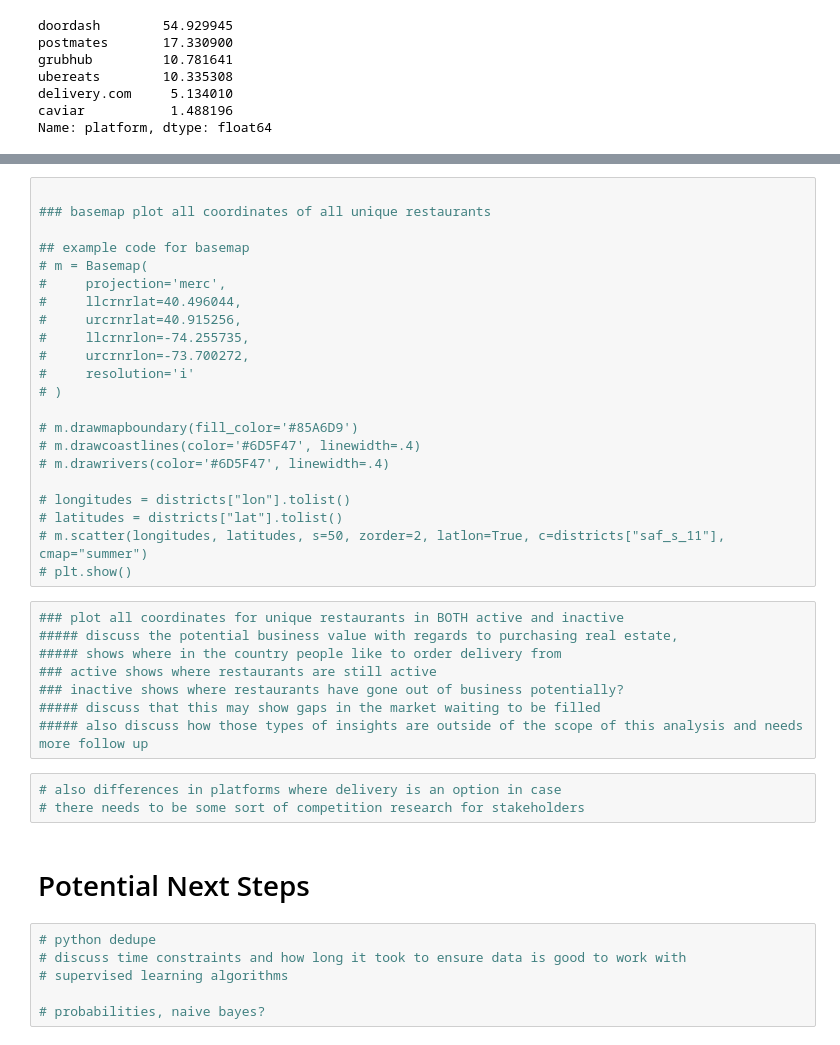
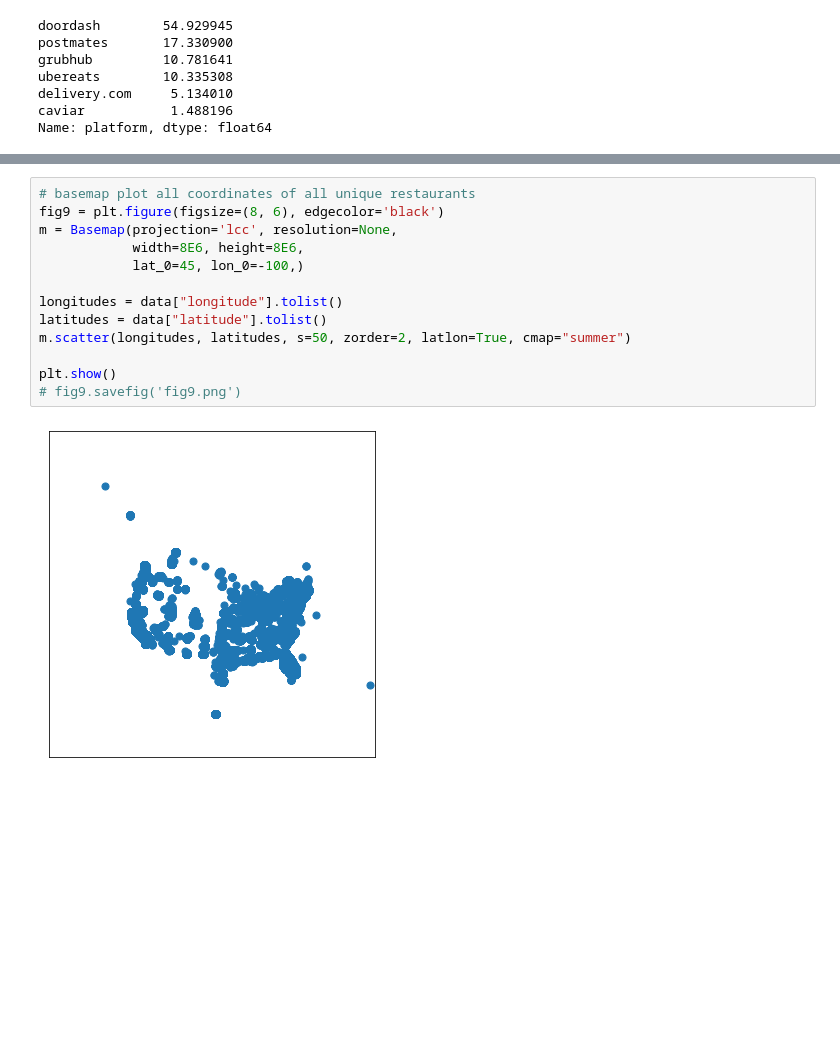
Before and after one commit to Junxchung/Estimating-the-Size-of-the-Online-Food-Ordering-Market, a Jupyter notebook: Cloud Kitchens Otter | Take Home Assessment - Jun Chung.ipynb, the cells around one changed output, grey strips where cells are left out. Saved outputs shown, nothing was run; the diff lists cells and outputs as text; blank space fills up the shorter version.

```diff
--- a/Otter Case Study Challenge.ipynb
+++ b/Cloud Kitchens Otter | Take Home Assessment - Jun Chung.ipynb
@@ -1660,41 +1789,15 @@ ModuleNotFoundError: No module named 'mpl_toolkits.basemap'
 # %%
+# basemap plot all coordinates of all unique restaurants
+fig9 = plt.figure(figsize=(8, 6), edgecolor='black')
+m = Basemap(projection='lcc', resolution=None,
+            width=8E6, height=8E6,
+            lat_0=45, lon_0=-100,)
 
-### basemap plot all coordinates of all unique restaurants
+longitudes = data["longitude"].tolist()
+latitudes = data["latitude"].tolist()
+m.scatter(longitudes, latitudes, s=50, zorder=2, latlon=True, cmap="summer")
 
-## example code for basemap
-# m = Basemap(
-#     projection='merc',
-#     llcrnrlat=40.496044,
-#     urcrnrlat=40.915256,
-#     llcrnrlon=-74.255735,
-#     urcrnrlon=-73.700272,
-#     resolution='i'
-# )
-
-# m.drawmapboundary(fill_color='#85A6D9')
-# m.drawcoastlines(color='#6D5F47', linewidth=.4)
-# m.drawrivers(color='#6D5F47', linewidth=.4)
-
-# longitudes = districts["lon"].tolist()
-# latitudes = districts["lat"].tolist()
-# m.scatter(longitudes, latitudes, s=50, zorder=2, latlon=True, c=districts["saf_s_11"], cmap="summer")
-# plt.show()
+plt.show()
+# fig9.savefig('fig9.png')
+# %% [output]
+[figure, added]
-# %%
-### plot all coordinates for unique restaurants in BOTH active and inactive
-##### discuss the potential business value with regards to purchasing real estate,
-##### shows where in the country people like to order delivery from
-### active shows where restaurants are still active
-### inactive shows where restaurants have gone out of business potentially?
-##### discuss that this may show gaps in the market waiting to be filled
-##### also discuss how those types of insights are outside of the scope of this analysis and needs more follow up
-# %%
-# also differences in platforms where delivery is an option in case
-# there needs to be some sort of competition research for stakeholders
-# %% [markdown]
-# Potential Next Steps
-# %%
-# python dedupe
-# discuss time constraints and how long it took to ensure data is good to work with
-# supervised learning algorithms
-
-# probabilities, naive bayes?
```
Also changed, not shown: parts of 53 cells of this notebook, 1 other file.
